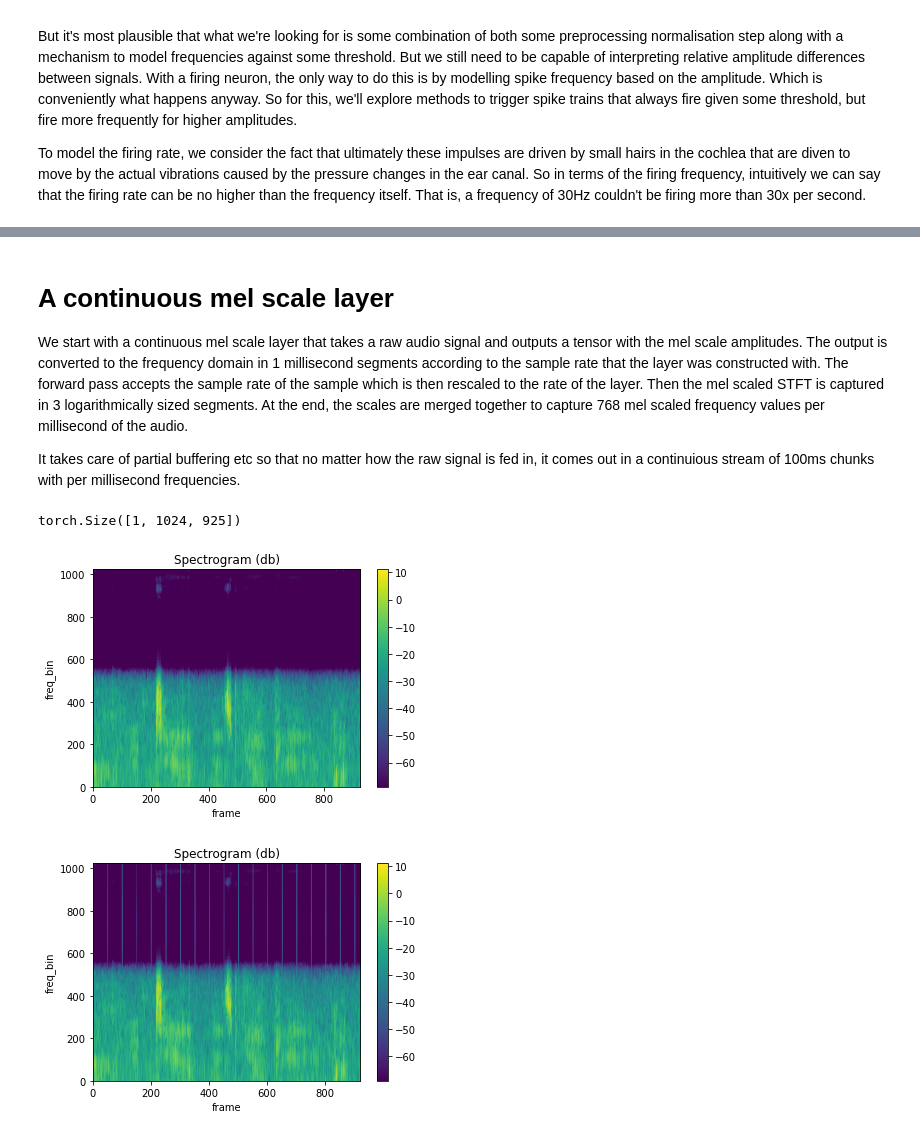
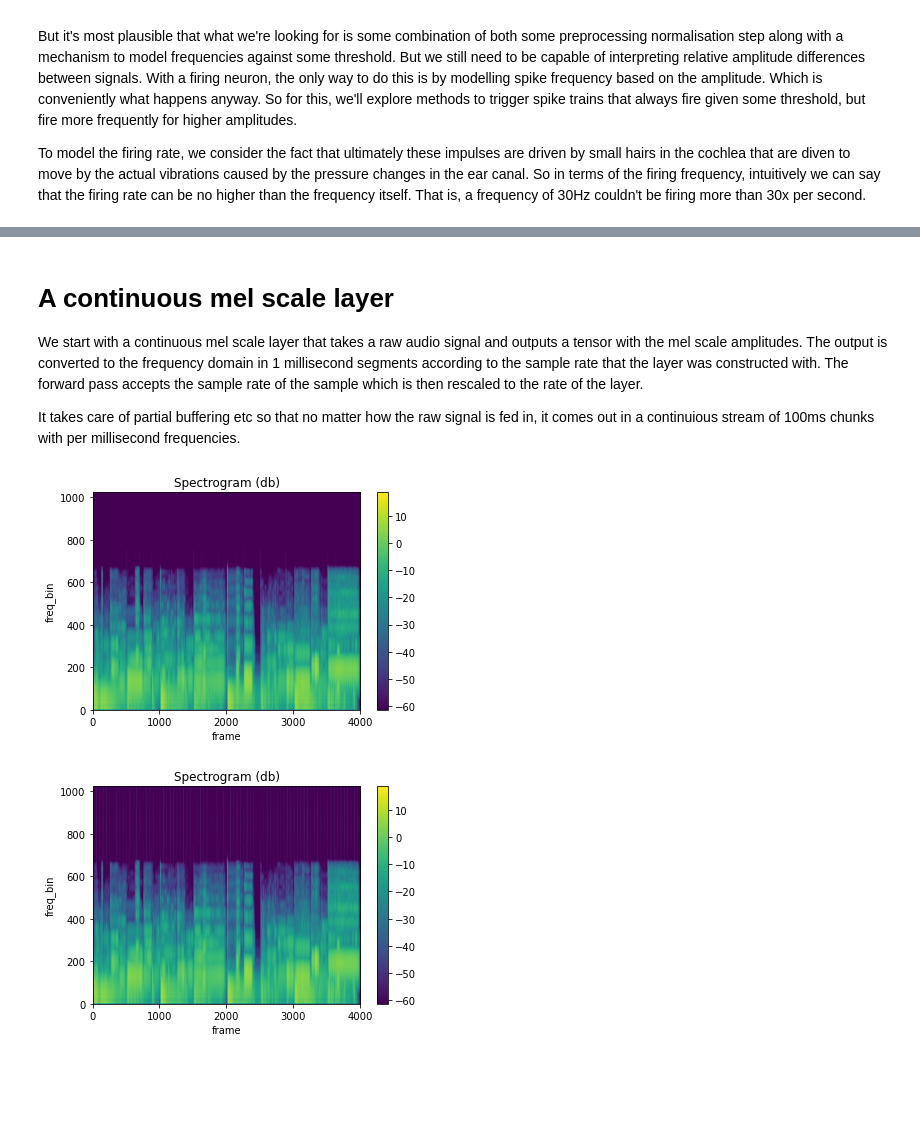
Before and after one commit to kmaragon/CM3070, a Jupyter notebook: VolumeAgnostic.ipynb, the cells around one changed output, grey strips where cells are left out. Cells and saved outputs as stored; diff of their text form; code cells hidden in the pictures; blank space fills up the shorter version.

```diff
--- a/VolumeAgnostic.ipynb
+++ b/VolumeAgnostic.ipynb
@@ -60,13 +67,13 @@ Requirement already satisfied: pycparser in /home/karagon/.local/lib/python3.10/
 # %% [markdown]
 # A continuous mel scale layer
 
-We start with a continuous mel scale layer that takes a raw audio signal and outputs a tensor with the mel scale amplitudes. The output is converted to the frequency domain in 1 millisecond segments according to the sample rate that the layer was constructed with. The forward pass accepts the sample rate of the sample which is then rescaled to the rate of the layer. Then the mel scaled STFT is captured in 3 logarithmically sized segments. At the end, the scales are merged together to capture 768 mel scaled frequency values per millisecond of the audio.
+We start with a continuous mel scale layer that takes a raw audio signal and outputs a tensor with the mel scale amplitudes. The output is converted to the frequency domain in 1 millisecond segments according to the sample rate that the layer was constructed with. The forward pass accepts the sample rate of the sample which is then rescaled to the rate of the layer.
 
 It takes care of partial buffering etc so that no matter how the raw signal is fed in, it comes out in a continuious stream of 100ms chunks with per millisecond frequencies.
 # %%
 
 class ContinuousMelScale(nn.Module):
-    def __init__(self, sr=44100, bins=3):
+    def __init__(self, sr=44100):
         super().__init__()
 
         # the sample rate to use for the audio
@@ -91,14 +98,18 @@ class ContinuousMelScale(nn.Module):
             win_length=self._window_shift * 2,
             hop_length=self._window_shift,
             n_mels=1024,
-            f_min=2000,
+            power=2,
+            normalized=True,
             f_max=20000)
 
     def reset(self):
         self._unused = 0
         self._buffer = None
 
-    def forward(self, x, sr=44100, final=False):
+    def forward(self, x, sr=None, final=False):
+        if sr is None:
+            sr = self._sr
+
         # resample the audio if it doesn't match
         # the sample rate
         if sr != self._sr:
@@ -148,43 +159,47 @@ class ContinuousMelScale(nn.Module):
             keep = min(self._n_fft, x.shape[-1])
             self._buffer = x[..., -keep:]
 
+        mel = torch.transpose(mel, -1, -2)
+
         # keep the last low size buffer
         skip_samples = x1.shape[-1] - origsize
         skip_size = int(skip_samples / self._window_shift)
 
         self._unused += self._window_shift
-        return mel[..., skip_size:-1]
+        return mel[..., skip_size:-1, :]
 
 def plot_spectrogram(spec, title=None, ylabel='freq_bin', aspect='auto', xmax=None):
     fig, axs = plt.subplots(1, 1)
     axs.set_title(title or 'Spectrogram (db)')
     axs.set_ylabel(ylabel)
     axs.set_xlabel('frame')
+    spec = spec.transpose(-2, -1)
     im = axs.imshow(lr.power_to_db(spec), origin='lower', aspect=aspect)
     if xmax:
         axs.set_xlim((0, xmax))
     fig.colorbar(im, ax=axs)
     plt.show(block=False)
 
-audio, sr = lr.load('data/what_time.wav')
-audio = torch.tensor(audio.reshape(1, audio.shape[0]))
+audio, sr = lr.load('scores/audited/10.wav')
+audio = torch.unsqueeze(torch.tensor(audio), 0)
 
 model = ContinuousMelScale()
 model.eval()
 
 with torch.no_grad():
     spec = model.forward(audio, sr, True)
     plot_spectrogram(spec[0])
 
 with torch.no_grad():
     model.reset()
-    signal = torch.zeros((1, 1024, 0))
+    signal = torch.zeros((1, 0, 1024))
     for i in range(0, audio.shape[1], 2205):
         spec = model.forward(audio[:, i:i+2205], sr, i + 2205 >= audio.shape[1])
-        signal = torch.concat((signal, spec), dim=2)
+        signal = torch.concat((signal, spec), dim=1)
 
     plot_spectrogram(signal[0])
+
+Audio(audio, rate=sr)
 # %% [output]
-torch.Size([1, 1024, 925])
-[figure, old version]
+[figure, new version]
-[figure, old version]
+[figure, new version]
```
Also changed, not shown: parts of 4 cells of this notebook, 2 other files.
